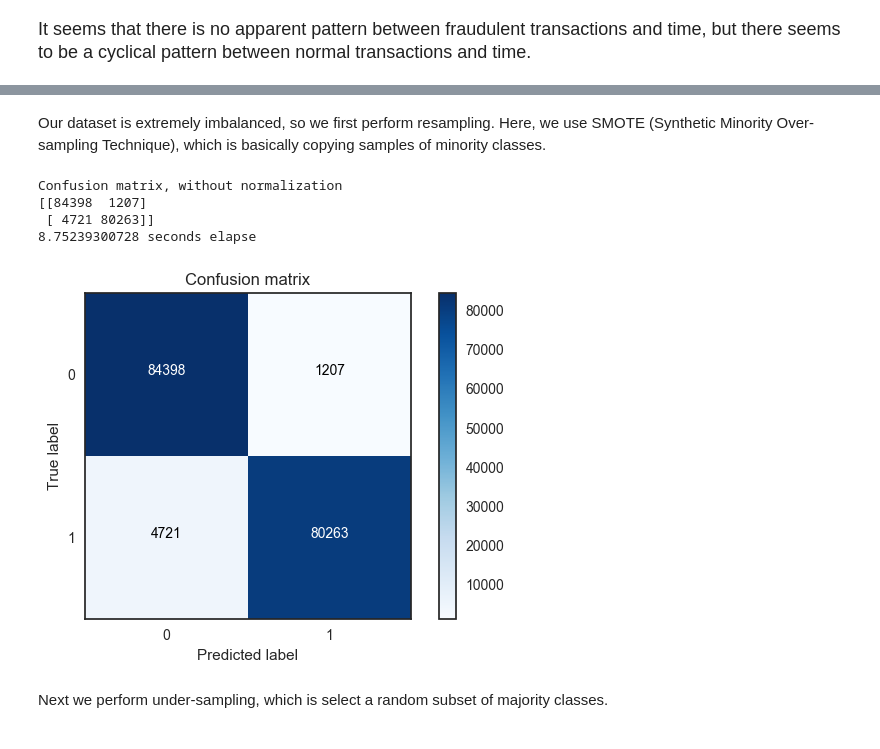
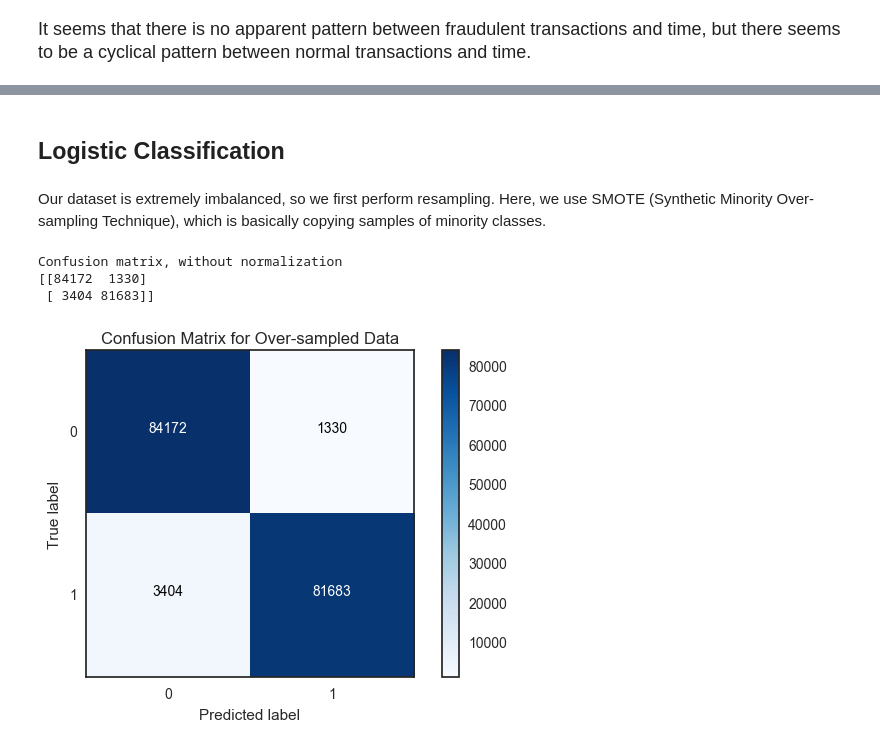
Before and after one commit to guanyu917/Fraud-Detection, a Jupyter notebook: Credit Card Fraud Transaction Detection.ipynb, the cells around one changed output, grey strips where cells are left out. Saved outputs shown, nothing was run; the diff lists cells and outputs as text; code cells hidden in the pictures.

```diff
--- a/Credit Card Fraud Transaction Detection.ipynb
+++ b/Credit Card Fraud Transaction Detection.ipynb
@@ -11,5 +20,5 @@ import matplotlib.gridspec as gridspec
 # Inline graph demonstration.
 %matplotlib inline
 # %%
-creditcard = pd.read_csv("/Users/ray/Google Drive/STA 141C/creditcard.csv")
+data = pd.read_csv("/Users/Aaron/Desktop/STA141C/Final Project/creditcard.csv")
 # %% [markdown]
@@ -142,14 +151,14 @@ plt.ylabel("Number of Transactions")
 # %%
 # Plot the distribution of variables for normal transactions and fraudulent transactions, respectively.
 
-v_features = creditcard.iloc[:, 1:-2].columns
+v_features = data.iloc[:, 1:-2].columns
 
 plt.figure(figsize = (12, 28*4), dpi = 100)
 gs = gridspec.GridSpec(28, 1)
-for i, feature in enumerate(creditcard[v_features]):
+for i, feature in enumerate(data[v_features]):
     ax = plt.subplot(gs[i])
-    sns.distplot(creditcard[feature][creditcard.Class == 1], bins = 50, label = "Fraudulent Transactions")
-    sns.distplot(creditcard[feature][creditcard.Class == 0], bins = 50, label = "Normal Transactions")
+    sns.distplot(data[feature][data.Class == 1], bins = 50, label ="Fraudulent Transactions")
+    sns.distplot(data[feature][data.Class == 0], bins = 50, label ="Normal Transactions")
     ax.set_xlabel("")
     ax.set_title("Histogram of Feature: "+str(feature))
     plt.legend()
@@ -168,0 +169,4 @@ import itertools
+# %%
+# define features and classes
+feature_name = list(data.columns[0:-1])
+class_name = data.columns[-1]
@@ -168,0 +195,6 @@ import itertools
+# %%
+# SMOTE Sampling
+X = data[feature_name].as_matrix()
+y = data[class_name].as_matrix()
+X_resampled, y_resampled= SMOTE(random_state = 44).fit_sample(X, y)
+X_train, X_test, y_train, y_test = train_test_split(X_resampled, y_resampled, test_size = 0.3)
@@ -169,3 +203,5 @@ import itertools
+# %% [markdown]
+## Logistic Classification
 # %%
 def plot_confusion_matrix(cm, classes, normalize = False, title = "Confusion matrix", cmap = plt.cm.Blues):
     """
@@ -210,20 +239,15 @@ X_resampled, y_resampled= SMOTE(random_state = 44).fit_sample(X, y)
 # %%
 start_time = time()
 X_train, X_test, y_train, y_test = train_test_split(X_resampled, y_resampled, test_size = 0.3)
 logit = LogisticRegression()
 logit.fit(X_train, y_train)
 logit_prediction = logit.predict(X_test)
 
 with plt.style.context(("seaborn-white")):
-    plot_confusion_matrix(confusion_matrix(y_test, logit_prediction),
-                          title = "Confusion Matrix for Over-sampled Data", [0, 1])
-
-print "{} seconds elapsed".format(time()-start_time)
+    plot_confusion_matrix(confusion_matrix(y_test, logit_prediction), classes = [0, 1],
+                          title = "Confusion Matrix for Over-sampled Data")
 # %% [output]
 Confusion matrix, without normalization
-[[84398  1207]
- [ 4721 80263]]
-8.75239300728 seconds elapse
+[[84172  1330]
+ [ 3404 81683]]
-[figure, old version]
+[figure, new version]
-# %% [markdown]
-<p><font size="3.5", face="arial">Next we perform under-sampling, which is select a random subset of majority classes.</font></p>
```
Also changed, not shown: parts of 29 cells of this notebook.
